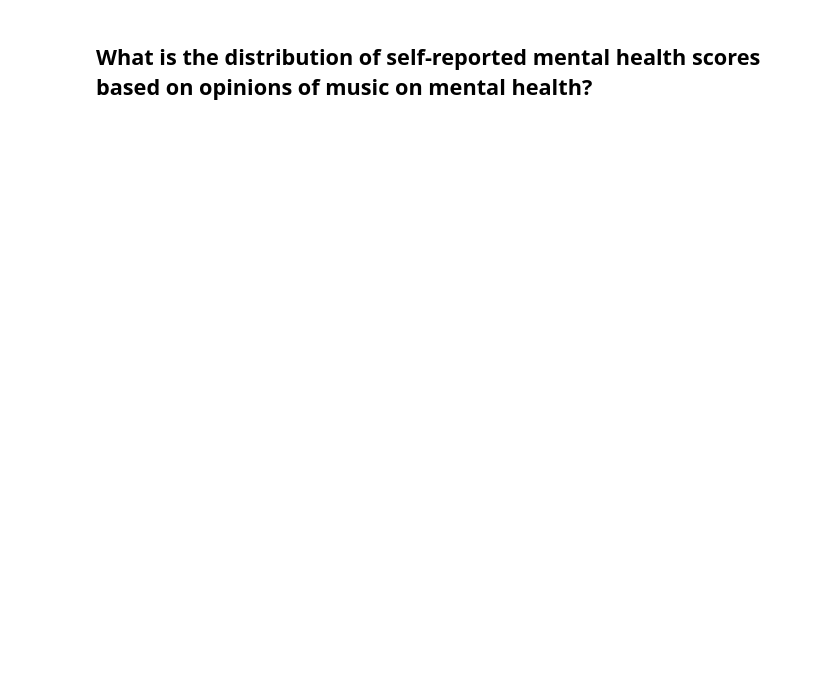
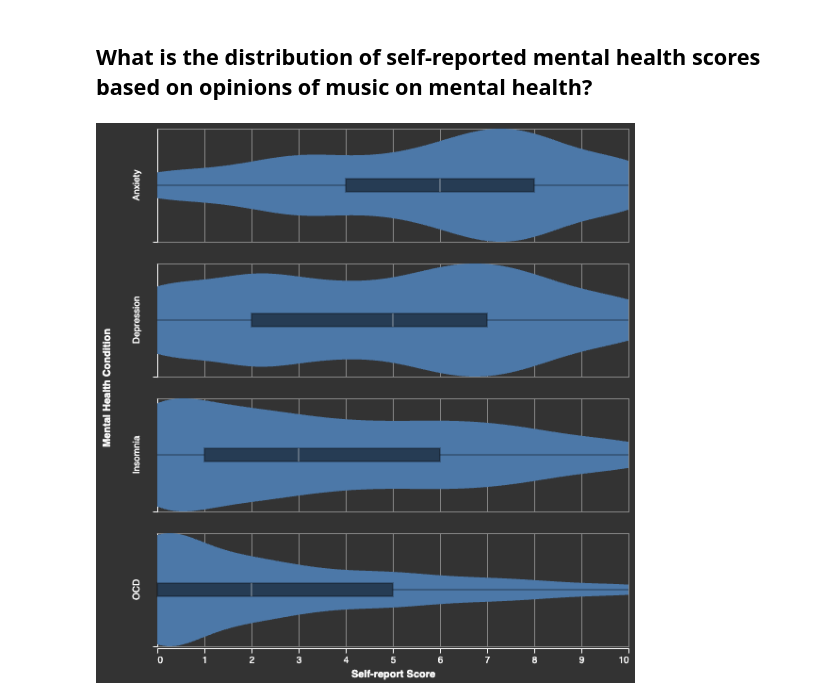
Before and after one commit to ubc-dsci320-2024w2/project-team_fabfour, a Jupyter notebook: ungraded/charts_Jessica.ipynb, the cells around one changed output. Cells and saved outputs as stored; diff of their text form; code cells hidden in the pictures; blank space fills up the shorter version.

```diff
--- a/ungraded/charts_Jessica.ipynb
+++ b/ungraded/charts_Jessica.ipynb
@@ -48,3 +116,45 @@ mxmh_scores = mxmh.melt(id_vars=["Timestamp", "Age", "Music effects"],
+# %%
+# options = ['Violin', 'Boxplot']
+# labels = [option + ' ' for option in options]
+
+# input_dropdown = alt.binding_radio(
+#     options=options + [None],
+#     labels=labels + ['Violin & Boxplot'],
+#     name='Type: '
+# )
+
+# UI widget
+selection = alt.selection_point(fields=['Music effects'], bind='legend')
+
+# Box-plot
+boxplot = alt.Chart().mark_boxplot(box={'stroke': 'black'}, color='black', opacity=0.5).encode(
+	alt.X('Self-report Score:Q')
+).properties(width=500)
+
+# Violin-plot
+violin = alt.Chart().transform_density(
+	'Self-report Score',
+	as_=['Self-report Score', 'density'],
+	extent=[0, 10],
+	groupby=['Mental Health Condition']
+).mark_area(orient='vertical').encode(
+	x='Self-report Score:Q',
+	y=alt.Y('density:Q', stack='center', impute=None, title=None,
+            scale=alt.Scale(nice=False, zero=True),
+            axis=alt.Axis(labels=False, values=[0], grid=False, ticks=True)),
+).properties(width=500, height=120)
+
+# Combining both charts
+chart = alt.layer(
+    violin,
+    boxplot,
+    data=mxmh_scores
+).facet(row='Mental Health Condition:N'
+).resolve_scale(y=alt.ResolveMode("independent"))
+
+chart.show()
+# %% [output]
+[figure, added]
 # %%
 bind_checkbox = alt.binding_checkbox(name='Split Distribution by Opinion on Mudic for Mental Health Improvement: ')
 param_checkbox = alt.param(bind=bind_checkbox)
```
Also changed, not shown: parts of 28 cells of this notebook, 1 other file.
